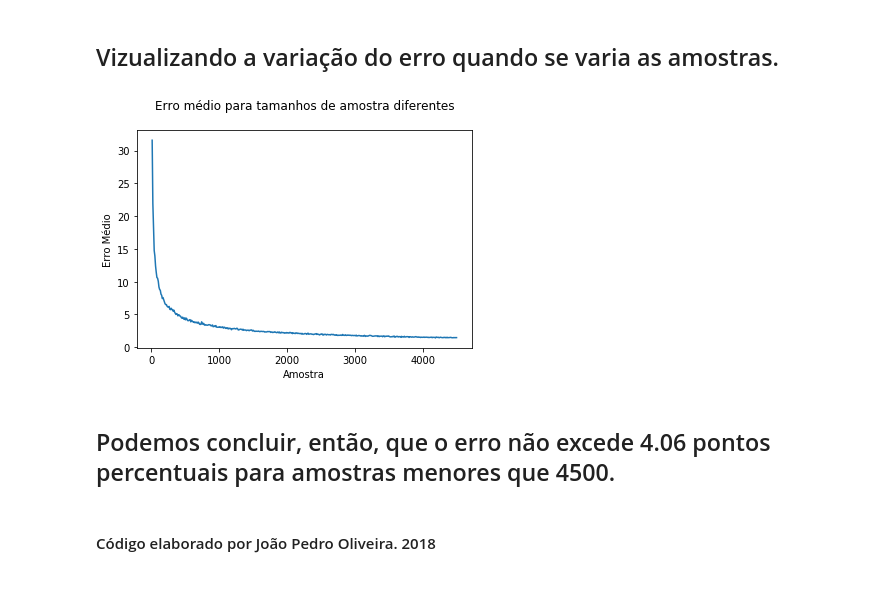
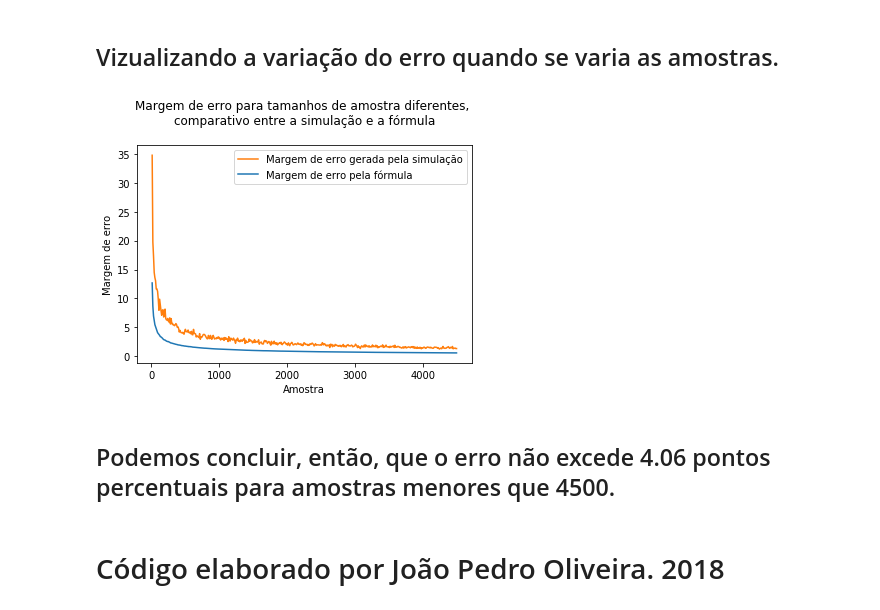
Before and after one commit to joaopppobr/SimulacaoPesquisaEleitoral, a Jupyter notebook: analise-pesquisa-eleitoral.ipynb, the cells around one changed output. Saved outputs shown, nothing was run; the diff lists cells and outputs as text; code cells hidden in the pictures.

```diff
--- a/analise-pesquisa-eleitoral.ipynb
+++ b/analise-pesquisa-eleitoral.ipynb
@@ -35,16 +35,25 @@ resultado: 58950000.0, erro:1.749999999999996
 ## Depois, definimos o número de simulações de pesquisa que queremos executar e definimos a função 'Simulacao'
 # %% [markdown]
 ### Essa função retorna o resultado médio e o erro médio depois de realizadas 'simulacoes' pesquisas.
+# %%
+def simulacao_formula_funcao(simulacoes, amostra):
+    soma_resultado = 0
+    soma_erro = 0
+    for i in range(simulacoes):
+        resultado = pesquisa(eleitorado, votacao, amostra)
+        soma_resultado += resultado
+        soma_erro += abs(((resultado)/votacao - 1) * 100)
+    resultado_medio = soma_resultado/ simulacoes
+    return soma_resultado
 # %%
-def simulacao(simulacoes, amostra):
+def simulacao_erro(simulacoes, amostra):
     soma_resultado = 0
     soma_erro = 0
     for i in range(simulacoes):
-        resultado = pesquisa(eleitorado, votacao, amostra)
+        resultado = pesquisa(eleitorado, votacao, amostra) * eleitorado
         soma_resultado += resultado
         soma_erro += abs(((resultado)/votacao - 1) * 100)
-    erro_medio = soma_erro / simulacoes
-    resultado_medio = soma_resultado/ simulacoes
+    erro_medio = soma_erro/ simulacoes
     return erro_medio
 # %% [markdown]
 ## Agora vamos visualizar a diferença do erro médio para tamanhos diferentes de amostra
@@ -54,11 +63,22 @@ def simulacao(simulacoes, amostra):
 valores_amostra = []
 resultado_medio = []
 erro_medio = []
+teste = []
+dab = []
 for i in range(1,451):
+    teste.append(0)
     erro_medio.append(0)
     valores_amostra.append(i*10)
 for i in range(0,450):
-    erro_medio[i] = simulacao(1000, valores_amostra[i])
+    simulacao_formula = simulacao_formula_funcao(100, valores_amostra[i])
+    formula[i] = (simulacao_formula * (1-simulacao_formula))/valores_amostra[i]
+    erro_medio[i] = simulacao_erro(100, valores_amostra[i])
 print("Finalizado")
 # %% [output]
 Finalizado
+# %%
+dab = []
+for i in range(1,451):
+    dab.append(0)
+for i in range(0,450):
+    erro_formula[i] = math.sqrt(abs(formula[i]))
@@ -66,13 +106,16 @@ Finalizado
 ## Vizualizando a variação do erro quando se varia as amostras.
 # %%
 plt.xlabel("Amostra")
-plt.ylabel("Erro Médio")
-plt.title("Erro médio para tamanhos de amostra diferentes\n")
-plt.plot(valores_amostra, erro_medio)
+plt.ylabel("Margem de erro")
+plt.title("Margem de erro para tamanhos de amostra diferentes, \ncomparativo entre a simulação e a fórmula\n")
+
+line1, = plt.plot(valores_amostra, erro_formula, label="Margem de erro pela fórmula")
+line2, = plt.plot(valores_amostra, erro_medio, label="Margem de erro gerada pela simulação")
+plt.legend(handles=[line2, line1])
 plt.show()
 # %% [output]
-[figure, old version]
+[figure, new version]
 # %% [markdown]
 ## Podemos concluir, então, que o erro não excede 4.06 pontos percentuais para amostras menores que 4500.
 # %% [markdown]
-#### Código elaborado por João Pedro Oliveira. 2018
+# Código elaborado por João Pedro Oliveira. 2018
```
Also changed, not shown: parts of 3 cells of this notebook.
